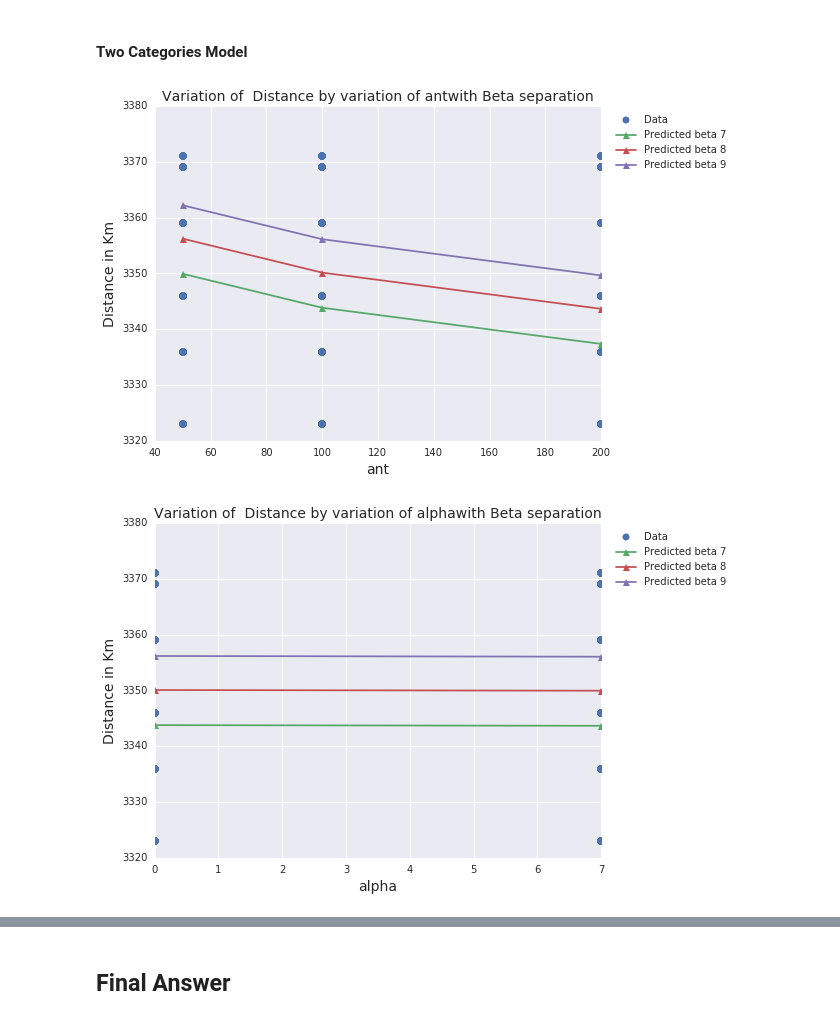
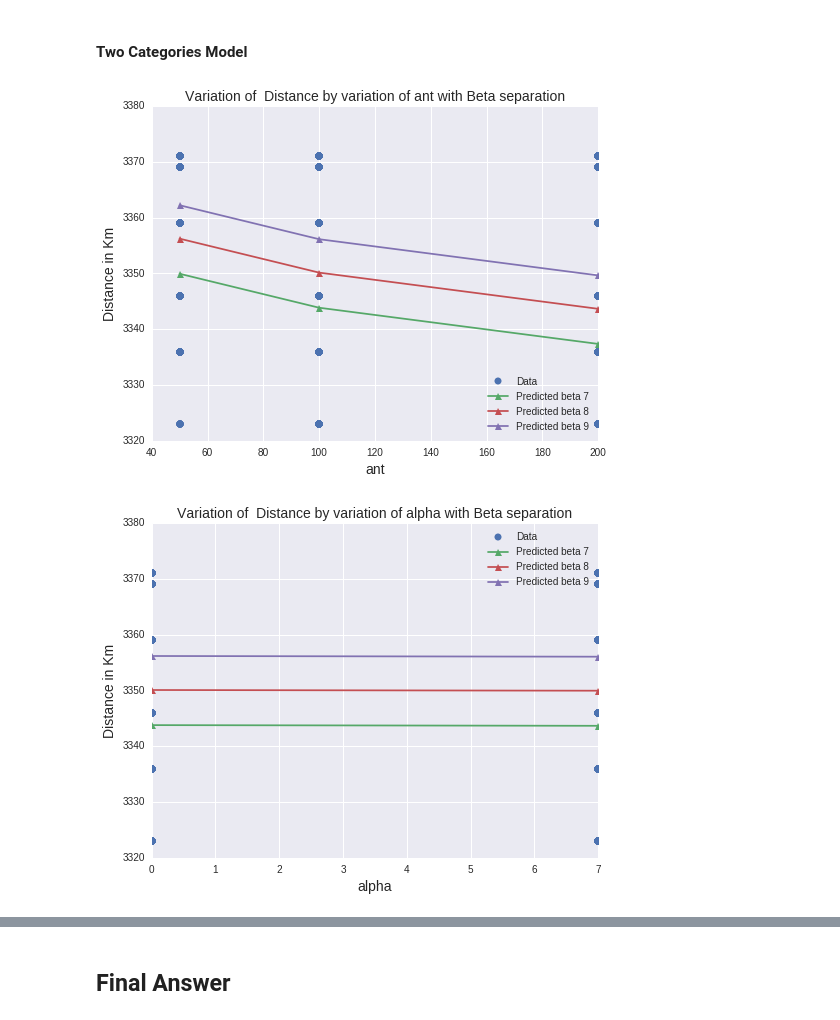
Before and after one commit to andresalesbarbosa/ACO, a Jupyter notebook: Structured Analysis.ipynb, the cells around one changed output, grey strips where cells are left out. Saved outputs shown, nothing was run; the diff lists cells and outputs as text; code cells hidden in the pictures.

```diff
--- a/Structured Analysis.ipynb
+++ b/Structured Analysis.ipynb
@@ -600,34 +689,37 @@ limit = [(beta,i) for beta in betas for i in limits]
 
 
 
 #Dict of tuples with the parameters values
 dfs = {'alpha':alpha,'ant':ant,'limit':limit}
 
 #skip trick
 for name in clean.columns:
     if name in ['distance','ID','beta','delta','%delta','rho','elite'] :
         continue
 
     #formula for Two Categories
     formula = "Q('distance') ~ C(Q('beta')) + C(Q('"+name+"')) -1"
     model = smf.ols(formula,data=clean)
     results = model.fit()
 
     #plot data
     fig, ax = plt.subplots(figsize=(8,6))
     ax.plot(clean[name], clean['distance'], 'o', label="Data")
     #generate a data frame from the tuples
     df = pd.DataFrame(dfs[name], columns=['beta',name])
     #separate the different Betas so two show with diffrent colors
     for i in betas:
         x = df.loc[df.loc[:,'beta']==i]
         ax.plot(x[name],results.predict(x) , '^-', label="Predicted beta "+str(i))
     plt.xlabel(name,fontsize=14)
     plt.ylabel('Distance in Km',fontsize=14)
-    plt.title('Variation of  Distance by variation of '+name+'with Beta separation',fontsize=14)
+    plt.title('Variation of  Distance by variation of '+name+' with Beta separation',fontsize=14)
     plt.grid(True)
-    legend = ax.legend(loc="upper right",bbox_to_anchor=(1.3, 1.0))
+    #legend = ax.legend(loc="upper right",bbox_to_anchor=(1.3, 1.0))
+    legend = ax.legend(loc="best")
     fig.savefig('burma_further_img/plot_beta_'+name+'.png',dpi=600)
+    fig.savefig('burma_further_img/plot_beta_'+name+'.pdf',dpi=600)
+    fig.savefig('burma_further_img/plot_beta_'+name+'.ps',dpi=600)
 # %% [output]
-[figure, old version]
+[figure, new version]
-[figure, old version]
+[figure, new version]
```
Also changed, not shown: parts of 14 cells of this notebook.
